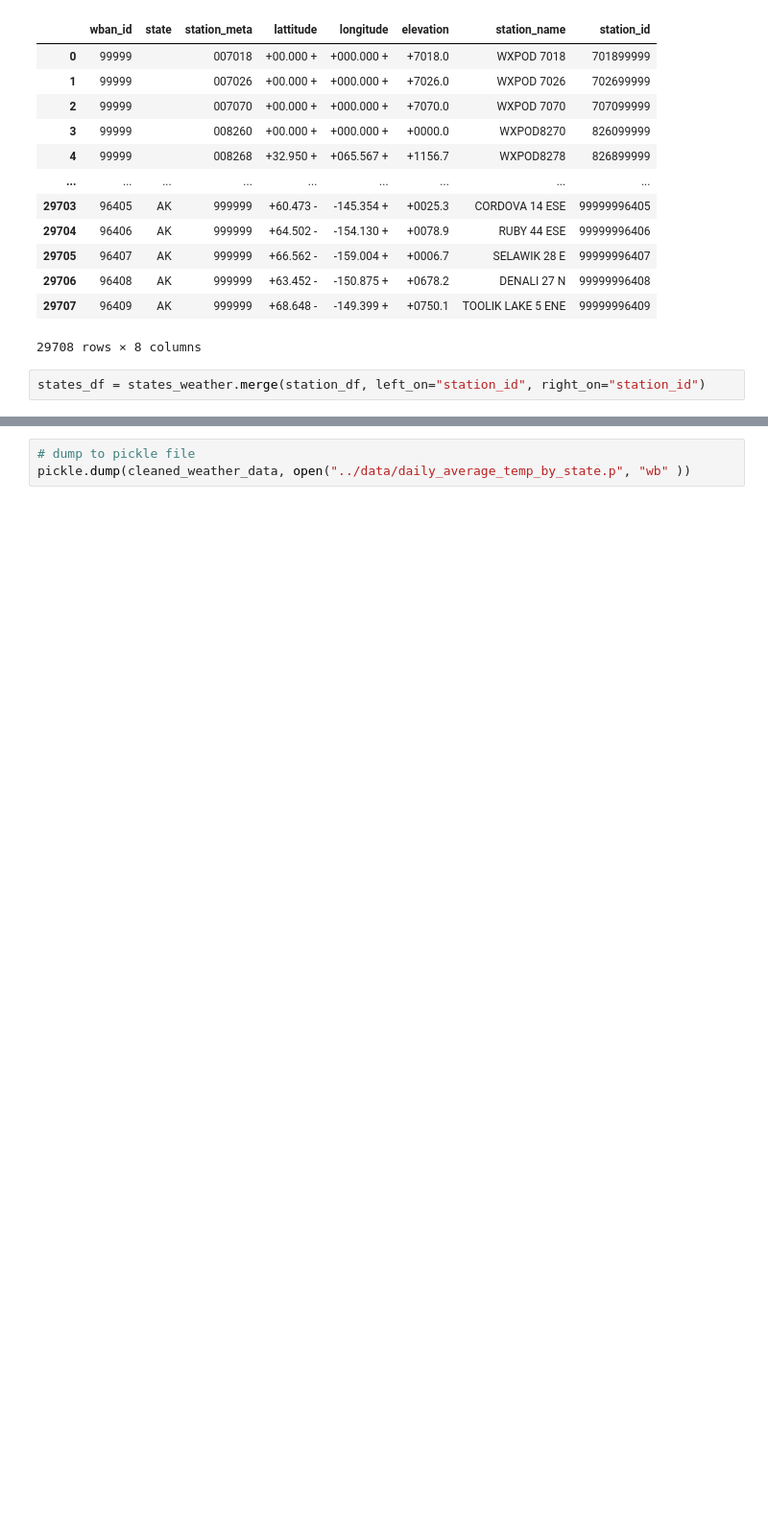
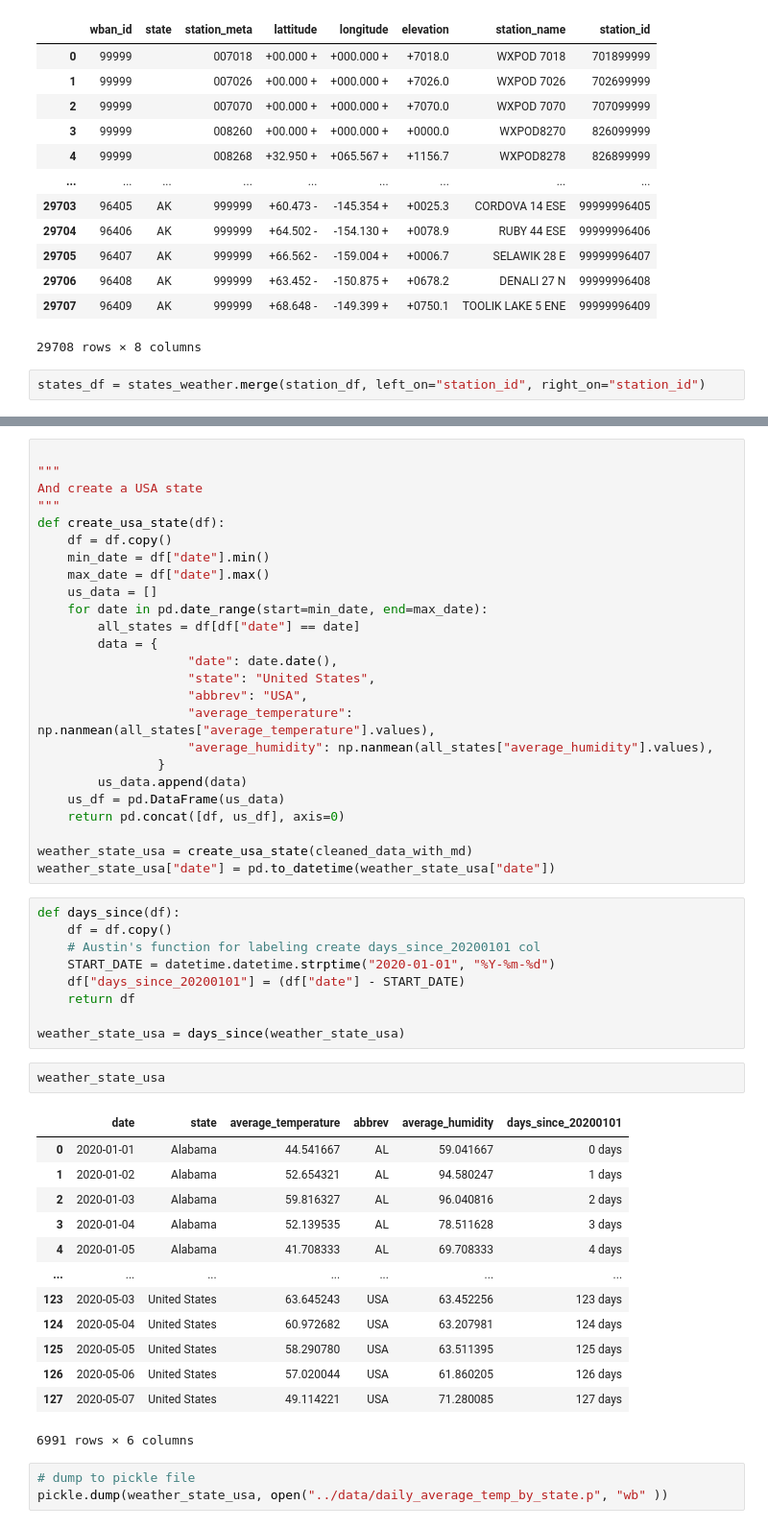
Before and after one commit to spotted-d/RNN_covid19_modeling, a Jupyter notebook: data_extraction/weather_data_eda_and_cleaning.ipynb, the cells around one changed output, grey strips where cells are left out. Shown at 96% size. Cells and saved outputs as stored; diff of their text form; blank space fills up the shorter version.

```diff
--- a/data_extraction/weather_data_eda_and_cleaning.ipynb
+++ b/data_extraction/weather_data_eda_and_cleaning.ipynb
@@ -186,3 +378,53 @@ display(cleaned_weather_data)
+# %%
+
+"""
+And create a USA state
+"""
+def create_usa_state(df):
+    df = df.copy()
+    min_date = df["date"].min()
+    max_date = df["date"].max()
+    us_data = []
+    for date in pd.date_range(start=min_date, end=max_date):
+        all_states = df[df["date"] == date]
+        data = {
+                    "date": date.date(),
+                    "state": "United States",
+                    "abbrev": "USA",
+                    "average_temperature": np.nanmean(all_states["average_temperature"].values),
+                    "average_humidity": np.nanmean(all_states["average_humidity"].values),
+                }
+        us_data.append(data)
+    us_df = pd.DataFrame(us_data)
+    return pd.concat([df, us_df], axis=0)
+
+weather_state_usa = create_usa_state(cleaned_data_with_md)
+weather_state_usa["date"] = pd.to_datetime(weather_state_usa["date"])
+# %%
+def days_since(df):
+    df = df.copy()
+    # Austin's function for labeling create days_since_20200101 col
+    START_DATE = datetime.datetime.strptime("2020-01-01", "%Y-%m-%d")
+    df["days_since_20200101"] = (df["date"] - START_DATE)
+    return df
+
+weather_state_usa = days_since(weather_state_usa)
+# %%
+weather_state_usa
+# %% [output]
+|  | date | state | average_temperature | abbrev | average_humidity | days_since_20200101 |
+| 0 | 2020-01-01 | Alabama | 44.541667 | AL | 59.041667 | 0 days |
+| 1 | 2020-01-02 | Alabama | 52.654321 | AL | 94.580247 | 1 days |
+| 2 | 2020-01-03 | Alabama | 59.816327 | AL | 96.040816 | 2 days |
+| 3 | 2020-01-04 | Alabama | 52.139535 | AL | 78.511628 | 3 days |
+| 4 | 2020-01-05 | Alabama | 41.708333 | AL | 69.708333 | 4 days |
+| ... | ... | ... | ... | ... | ... | ... |
+| 123 | 2020-05-03 | United States | 63.645243 | USA | 63.452256 | 123 days |
+| 124 | 2020-05-04 | United States | 60.972682 | USA | 63.207981 | 124 days |
+| 125 | 2020-05-05 | United States | 58.290780 | USA | 63.511395 | 125 days |
+| 126 | 2020-05-06 | United States | 57.020044 | USA | 61.860205 | 126 days |
+| 127 | 2020-05-07 | United States | 49.114221 | USA | 71.280085 | 127 days |
+6991 rows × 6 columns
 # %%
 # dump to pickle file
-pickle.dump(cleaned_weather_data, open("../data/daily_average_temp_by_state.p", "wb" ))
+pickle.dump(weather_state_usa, open("../data/daily_average_temp_by_state.p", "wb" ))
```
Also changed, not shown: parts of 15 cells of this notebook, 4 other files.
